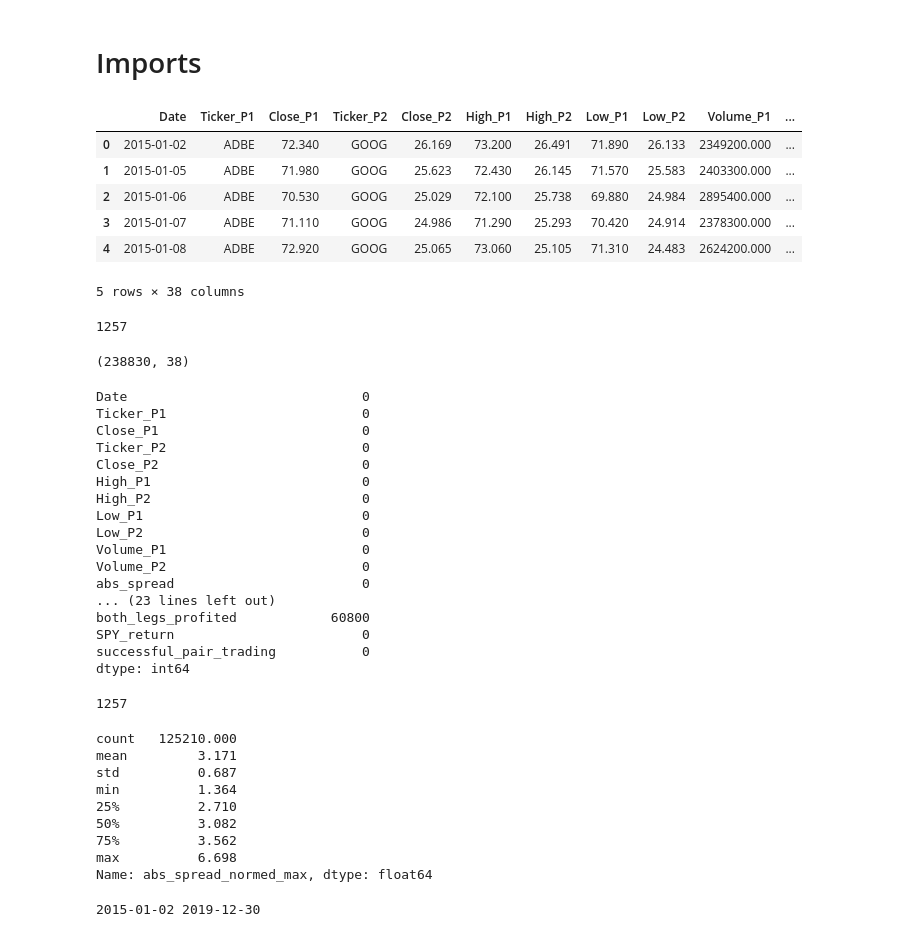
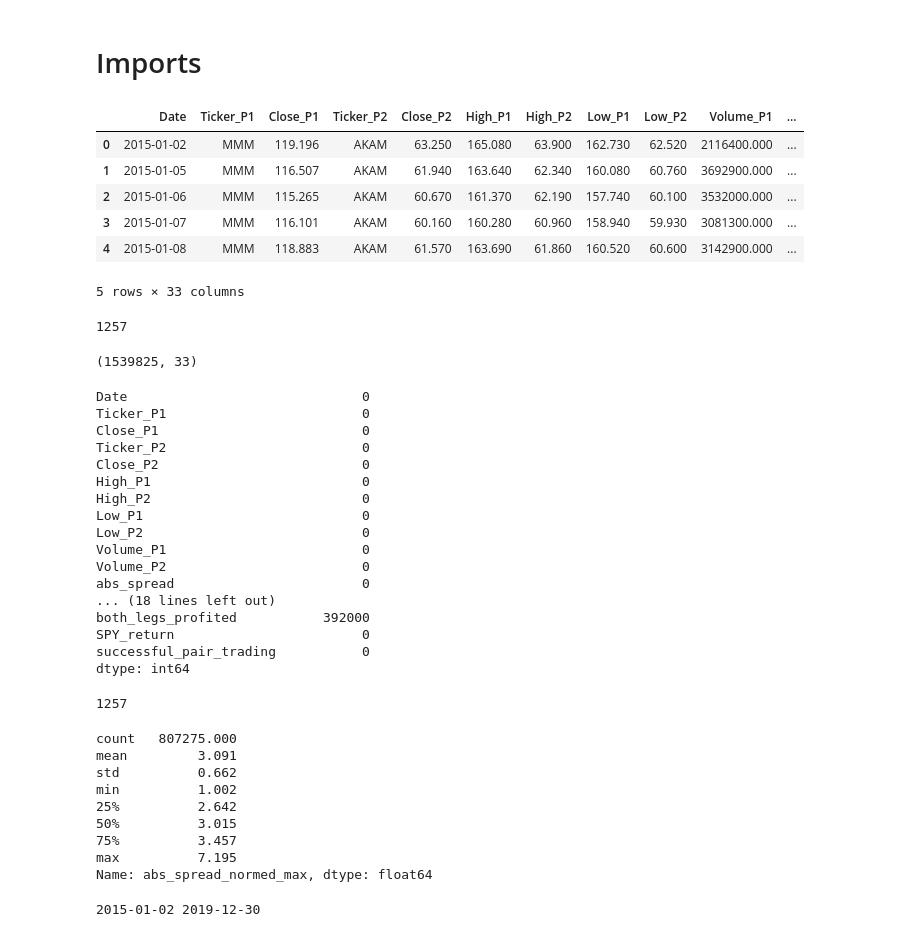
Before and after one commit to nishikaa/pair_trading, a Jupyter notebook: pair-trading-foundations/notebooks/Basic Modeling-Marshal.ipynb, the cells around one changed output. Cells and saved outputs as stored; diff of their text form; code cells hidden in the pictures.

Commit message:
added notebooks and slight change to data generation script

```diff
--- a/pair-trading-foundations/notebooks/Basic Modeling-Marshal.ipynb
+++ b/pair-trading-foundations/notebooks/Basic Modeling-Marshal.ipynb
@@ -28,16 +28,16 @@ import gc
 import optuna
 from sklearn.feature_selection import RFE
 # %%
-df = pd.read_csv('Data/Training/exploration_190pairs_300_20.csv')
+df = pd.read_csv('Data/Training/pair_features_updated_300_20.csv')
 df.head()
 # %% [output]
 |  | Date | Ticker_P1 | Close_P1 | Ticker_P2 | Close_P2 | High_P1 | High_P2 | Low_P1 | Low_P2 | Volume_P1 | ... |
-| 0 | 2015-01-02 | ADBE | 72.340 | GOOG | 26.169 | 73.200 | 26.491 | 71.890 | 26.133 | 2349200.000 | ... |
-| 1 | 2015-01-05 | ADBE | 71.980 | GOOG | 25.623 | 72.430 | 26.145 | 71.570 | 25.583 | 2403300.000 | ... |
-| 2 | 2015-01-06 | ADBE | 70.530 | GOOG | 25.029 | 72.100 | 25.738 | 69.880 | 24.984 | 2895400.000 | ... |
-| 3 | 2015-01-07 | ADBE | 71.110 | GOOG | 24.986 | 71.290 | 25.293 | 70.420 | 24.914 | 2378300.000 | ... |
-| 4 | 2015-01-08 | ADBE | 72.920 | GOOG | 25.065 | 73.060 | 25.105 | 71.310 | 24.483 | 2624200.000 | ... |
+| 0 | 2015-01-02 | MMM | 119.196 | AKAM | 63.250 | 165.080 | 63.900 | 162.730 | 62.520 | 2116400.000 | ... |
+| 1 | 2015-01-05 | MMM | 116.507 | AKAM | 61.940 | 163.640 | 62.340 | 160.080 | 60.760 | 3692900.000 | ... |
+| 2 | 2015-01-06 | MMM | 115.265 | AKAM | 60.670 | 161.370 | 62.190 | 157.740 | 60.100 | 3532000.000 | ... |
+| 3 | 2015-01-07 | MMM | 116.101 | AKAM | 60.160 | 160.280 | 60.960 | 158.940 | 59.930 | 3081300.000 | ... |
+| 4 | 2015-01-08 | MMM | 118.883 | AKAM | 61.570 | 163.690 | 61.860 | 160.520 | 60.600 | 3142900.000 | ... |
-5 rows × 38 columns
+5 rows × 33 columns
 # %%
 total_days = df.Date.nunique()
 total_days
@@ -47,7 +47,7 @@ total_days
 print(df.shape)
 df.isna().sum()
 # %% [output]
-(238830, 38)
+(1539825, 33)
 Date                              0
 Ticker_P1                         0
 Close_P1                          0
@@ -60,8 +60,8 @@ Low_P2                            0
 Volume_P1                         0
 Volume_P2                         0
 abs_spread                        0
-... (23 lines left out)
-both_legs_profited            60800
+... (18 lines left out)
+both_legs_profited           392000
 SPY_return                        0
 successful_pair_trading           0
 dtype: int64
@@ -72,14 +72,14 @@ df.Date.nunique()
 # %%
 df.abs_spread_normed_max.dropna().describe()
 # %% [output]
-count   125210.000
-mean         3.171
-std          0.687
-min          1.364
-25%          2.710
-50%          3.082
-75%          3.562
-max          6.698
+count   807275.000
+mean         3.091
+std          0.662
+min          1.002
+25%          2.642
+50%          3.015
+75%          3.457
+max          7.195
 Name: abs_spread_normed_max, dtype: float64
 # %%
 df = df.sort_values('Date')
```
Also changed, not shown: parts of 30 cells of this notebook, 3 other files.
